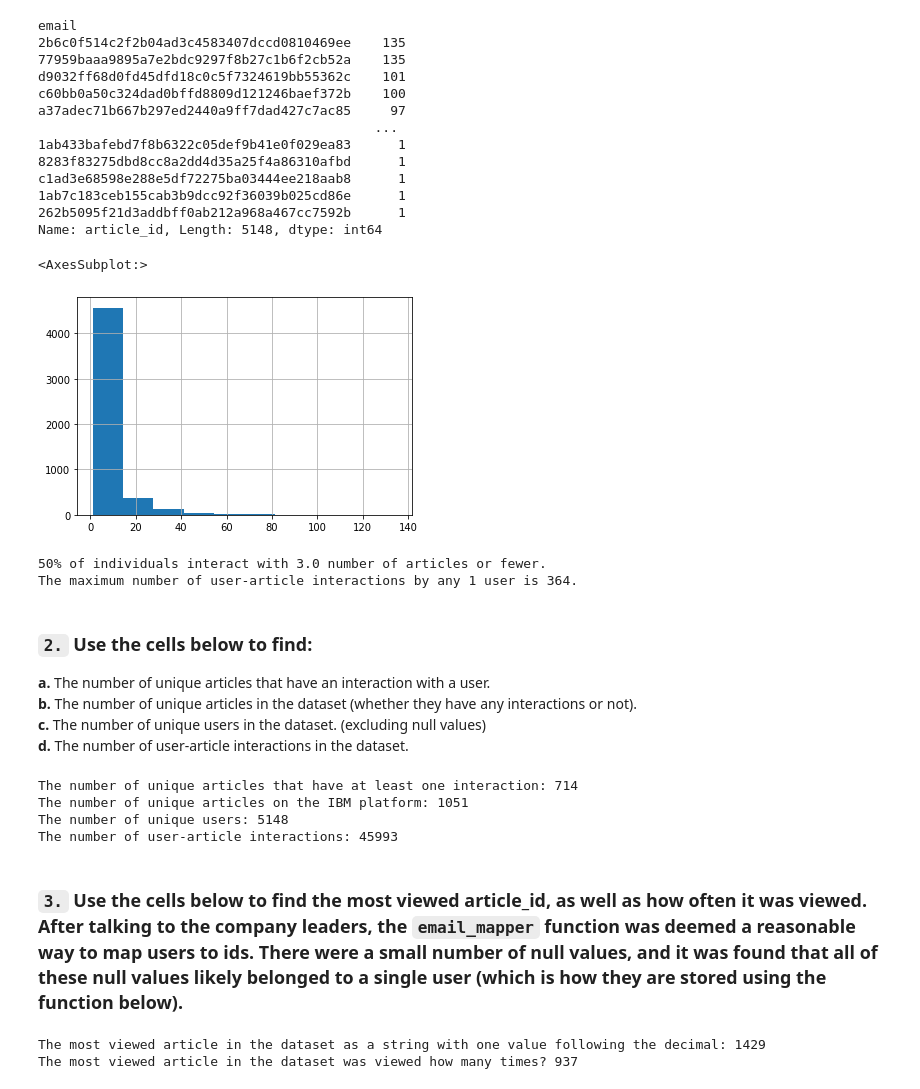
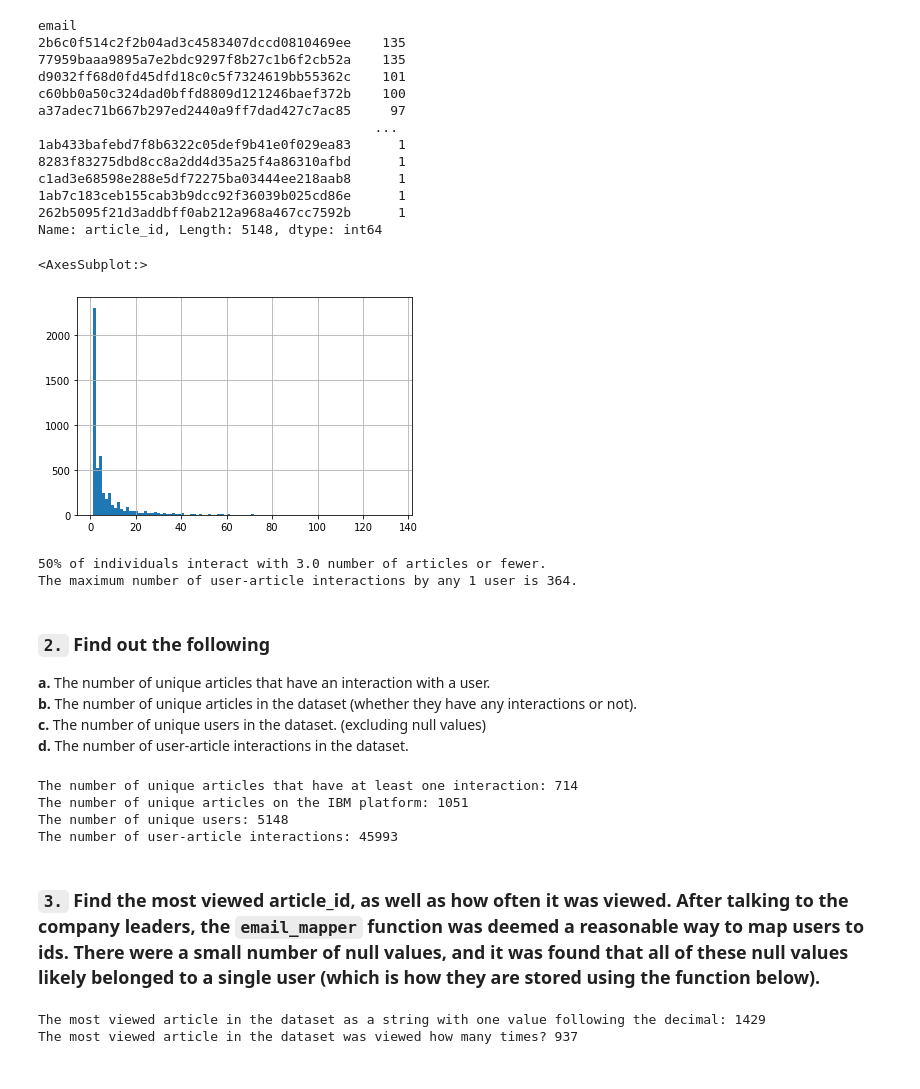
Before and after one commit to netxph/ibm-recommend, a Jupyter notebook: notebooks/02 - Data and Recommendation Analysis.ipynb, the cells around one changed output. Drawn from its saved outputs; the diff is of its cells as text; code cells hidden in the pictures.

```diff
--- a/notebooks/02 - Data and Recommendation Analysis.ipynb
+++ b/notebooks/02 - Data and Recommendation Analysis.ipynb
@@ -129,8 +128,8 @@ Name: article_id, Length: 5148, dtype: int64
 # %%
 # unique interactions
 
-interactions[["email", "article_id"]].drop_duplicates().groupby("email").article_id.count().hist(bins=10)
+interactions[["email", "article_id"]].drop_duplicates().groupby("email").article_id.count().hist(bins=100)
 # %% [output]
 <AxesSubplot:>
-[figure, old version]
+[figure, new version]
 # %%
@@ -145,7 +142,7 @@ print(f"The maximum number of user-article interactions by any 1 user is {max_vi
 50% of individuals interact with 3.0 number of articles or fewer.
 The maximum number of user-article interactions by any 1 user is 364.
 # %% [markdown]
-### `2.` Use the cells below to find:
+### `2.` Find out the following
 
 **a.** The number of unique articles that have an interaction with a user.
 **b.** The number of unique articles in the dataset (whether they have any interactions or not).<br>
@@ -169,7 +166,7 @@ The number of unique articles on the IBM platform: 1051
 The number of unique users: 5148
 The number of user-article interactions: 45993
 # %% [markdown]
-### `3.` Use the cells below to find the most viewed **article_id**, as well as how often it was viewed.  After talking to the company leaders, the `email_mapper` function was deemed a reasonable way to map users to ids.  There were a small number of null values, and it was found that all of these null values likely belonged to a single user (which is how they are stored using the function below).
+### `3.` Find the most viewed **article_id**, as well as how often it was viewed.  After talking to the company leaders, the `email_mapper` function was deemed a reasonable way to map users to ids.  There were a small number of null values, and it was found that all of these null values likely belonged to a single user (which is how they are stored using the function below).
 # %%
 most_viewed_article_id = str(interactions.groupby("article_id").count().email.sort_values(ascending = False).index[0])
 print(f"The most viewed article in the dataset as a string with one value following the decimal: {most_viewed_article_id}")
```
Also changed, not shown: parts of 30 cells of this notebook, 15 other files.
